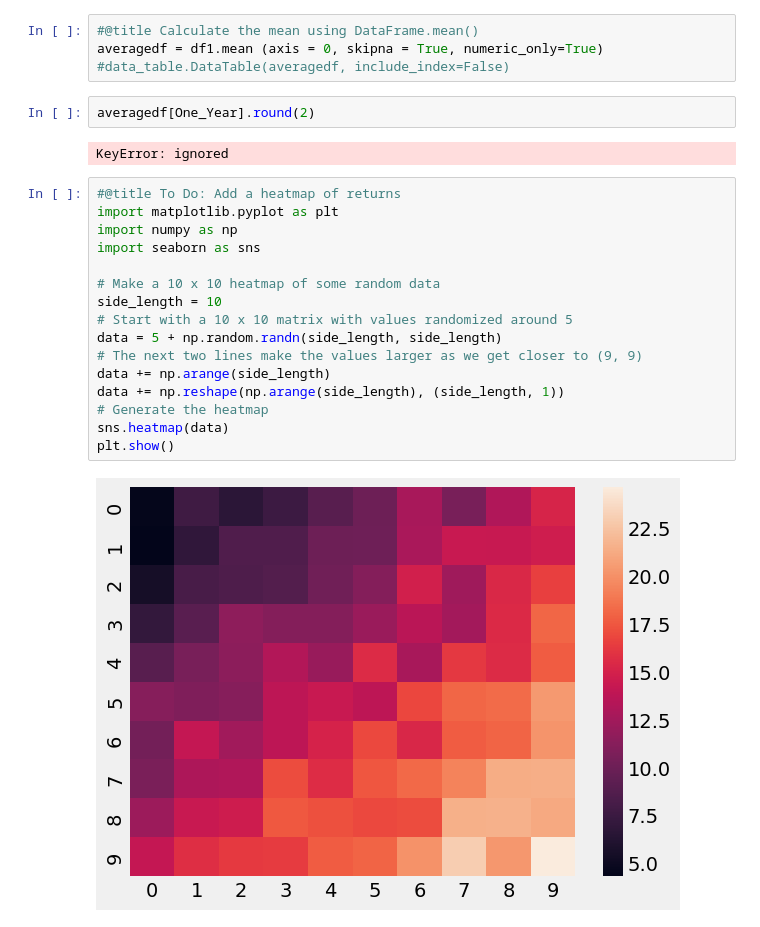
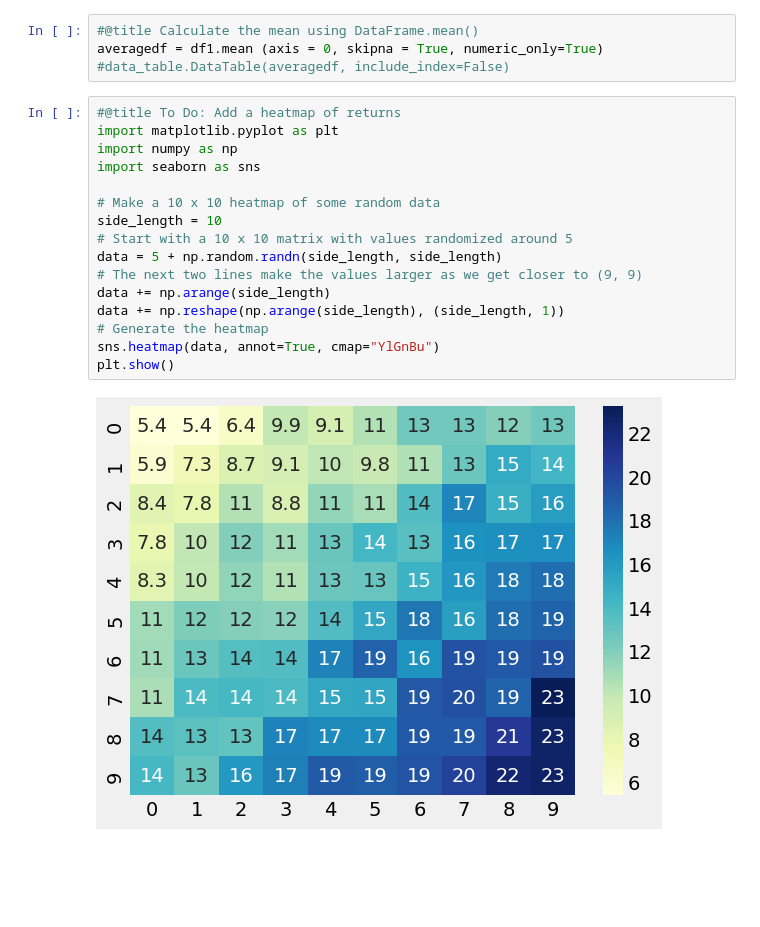
Before and after one commit to ajaycode/machine-learning, a Jupyter notebook: S_&_P_500.ipynb, the cells around one changed output. Saved outputs shown, nothing was run; the diff lists cells and outputs as text; blank space fills up the shorter version.

Commit message:
Changed color of heatmap

```diff
--- a/S_&_P_500.ipynb
+++ b/S_&_P_500.ipynb
@@ -137,25 +137,21 @@ averagedf.head()
 #@title Calculate the mean using DataFrame.mean()
 averagedf = df1.mean (axis = 0, skipna = True, numeric_only=True)
 #data_table.DataTable(averagedf, include_index=False)
-# %%
-averagedf[One_Year].round(2)
-# %% [output]
-KeyError: ignored
 # %%
 #@title To Do: Add a heatmap of returns
 import matplotlib.pyplot as plt
 import numpy as np
 import seaborn as sns
 
 # Make a 10 x 10 heatmap of some random data
 side_length = 10
 # Start with a 10 x 10 matrix with values randomized around 5
 data = 5 + np.random.randn(side_length, side_length)
 # The next two lines make the values larger as we get closer to (9, 9)
 data += np.arange(side_length)
 data += np.reshape(np.arange(side_length), (side_length, 1))
 # Generate the heatmap
-sns.heatmap(data)
+sns.heatmap(data, annot=True, cmap="YlGnBu")
 plt.show()
 # %% [output]
-[figure, old version]
+[figure, new version]
```
